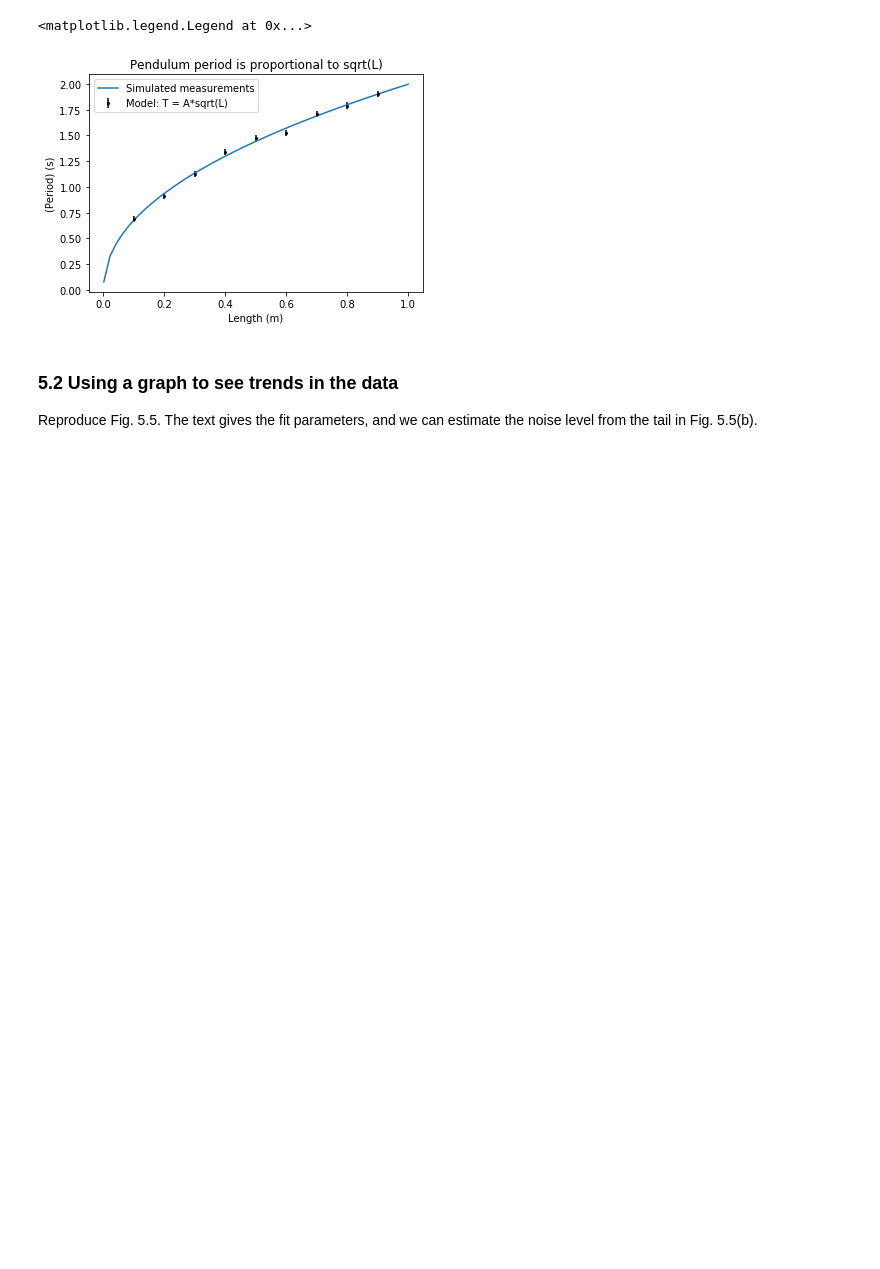
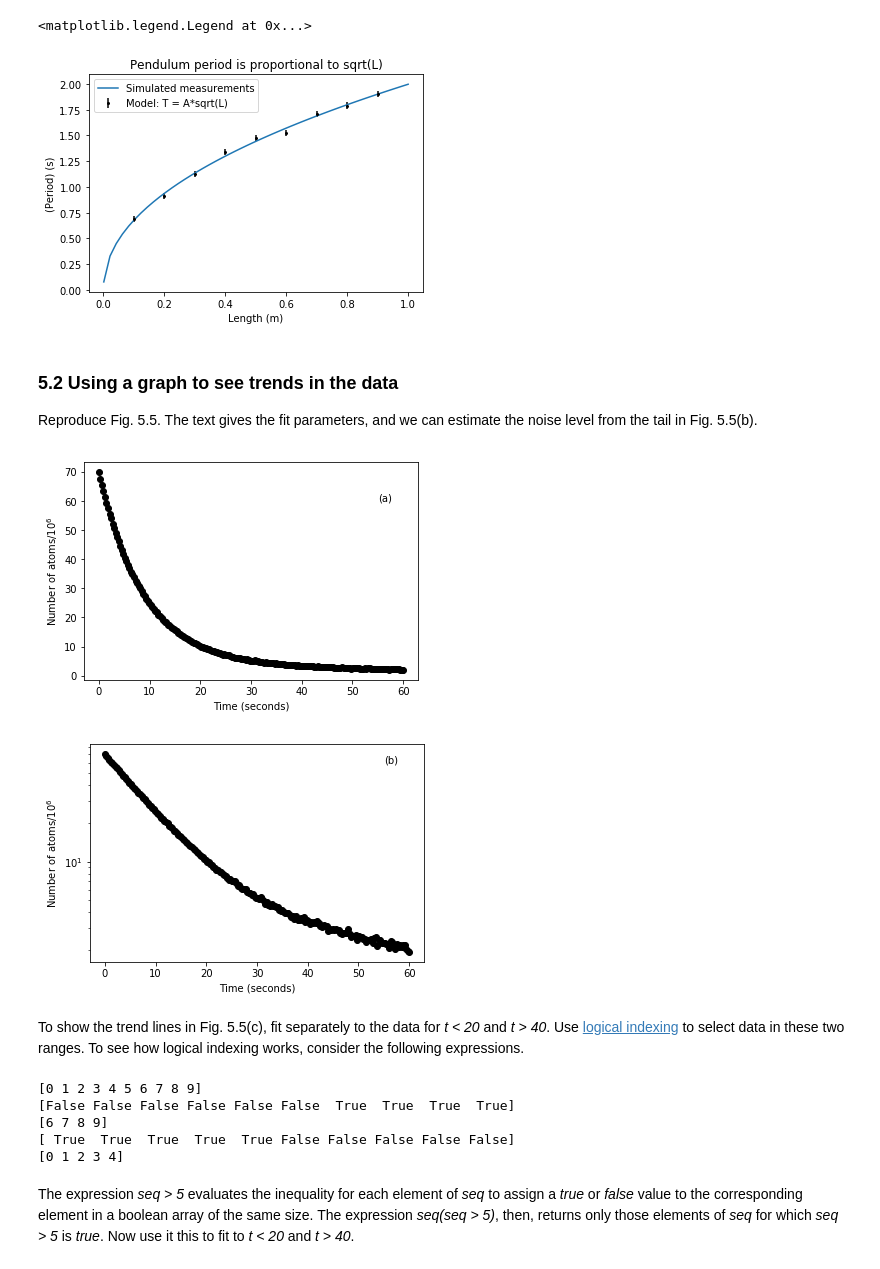
Before and after one commit to jsdodge/data-analysis-python, a Jupyter notebook: notebooks/Chapter 5.ipynb, the cells around one changed output. Cells and saved outputs as stored; diff of their text form; code cells hidden in the pictures; blank space fills up the shorter version.

```diff
--- a/notebooks/Chapter 5.ipynb
+++ b/notebooks/Chapter 5.ipynb
@@ -302,3 +302,62 @@ plt.legend(['Simulated measurements','Model: T = A*sqrt(L)'])
 # %% [markdown]
 ### 5.2 Using a graph to see trends in the data
 Reproduce Fig. 5.5. The text gives the fit parameters, and we can estimate the noise level from the tail in Fig. 5.5(b).
+# %%
+###### since tau values are constants we can definde them in a tuple.
+tau = (8.67, 67)
+# amplitudes are also not supposed to chage - suggest to define them as tuple.
+a = (6.5e7, 0.5e7)
+
+alpha_n = 1e5
+
+alhpa_tau = (0.04, 4)
+# number of point to be simulated
+n_points = 200
+# generate evenly spaced points to represent x axis
+x = np.linspace(0, 60, n_points)
+
+# calculate corresponding n values for each x value using the exponential decaly (theoretical values)
+n = a[0]*np.exp(-x / tau[0]) + a[1] * np.exp(-x / tau[1])
+# add noise to the teoritical values
+nm = n + alpha_n * np.random.randn(len(n))
+
+# plot the results
+plt.plot(x, nm / 1e6, 'ko')
+plt.xlabel('Time (seconds)')
+plt.ylabel('Number of atoms/$10^6$')
+plt.text(55, 60, '(a)');
+plt.show()
+
+
+# plot the same results in a semi-log plot
+# plot the results
+plt.semilogy(x, nm / 1e6, 'ko')
+plt.xlabel('Time (seconds)')
+plt.ylabel('Number of atoms/$10^6$')
+plt.text(55, 60, '(b)');
+plt.show()
+# %% [output]
+[figure, added]
+[figure, added]
+# %% [markdown]
+To show the trend lines in Fig. 5.5(c), fit separately to the data for *t < 20* and *t > 40*. Use [logical indexing]() to select data in these two ranges. To see how logical indexing works, consider the following expressions.
+# %%
+seq = np.arange(0, 10)
+print(seq)
+# find the index of all values that are > 5
+print(seq > 5)
+# return all the values that are > 5
+print(seq[seq > 5])
+# find the index of all values that are <5
+print(seq < 5)
+# return all the values that are < 5
+print(seq[seq < 5])
+# %% [output]
+[0 1 2 3 4 5 6 7 8 9]
+[False False False False False False  True  True  True  True]
+[6 7 8 9]
+[ True  True  True  True  True False False False False False]
+[0 1 2 3 4]
+# %% [markdown]
+The expression *seq > 5* evaluates the inequality for each element of *seq* to assign a *true* or *false* value to the corresponding element in a boolean array of the same size. The expression *seq(seq > 5)*, then, returns only those elements of *seq* for which *seq > 5* is *true*.
+Now use it this to fit to *t < 20* and *t > 40*.
```
Also changed, not shown: parts of 11 cells of this notebook.
